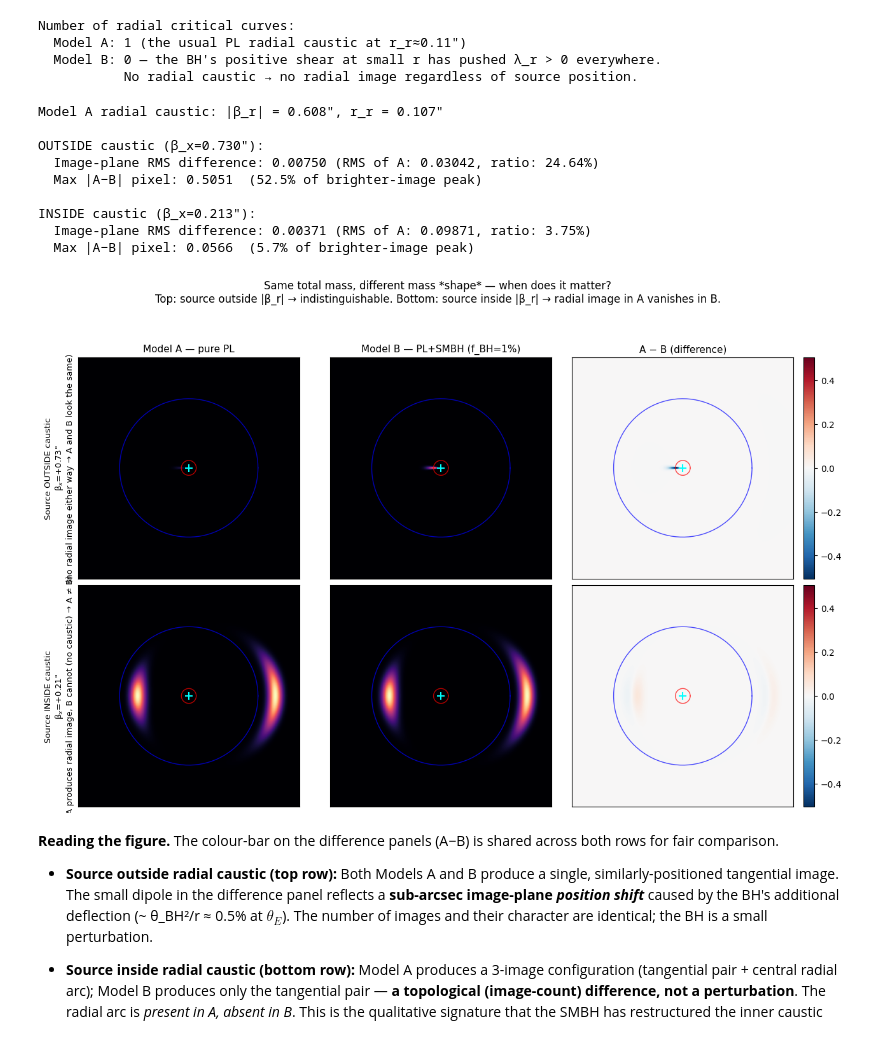
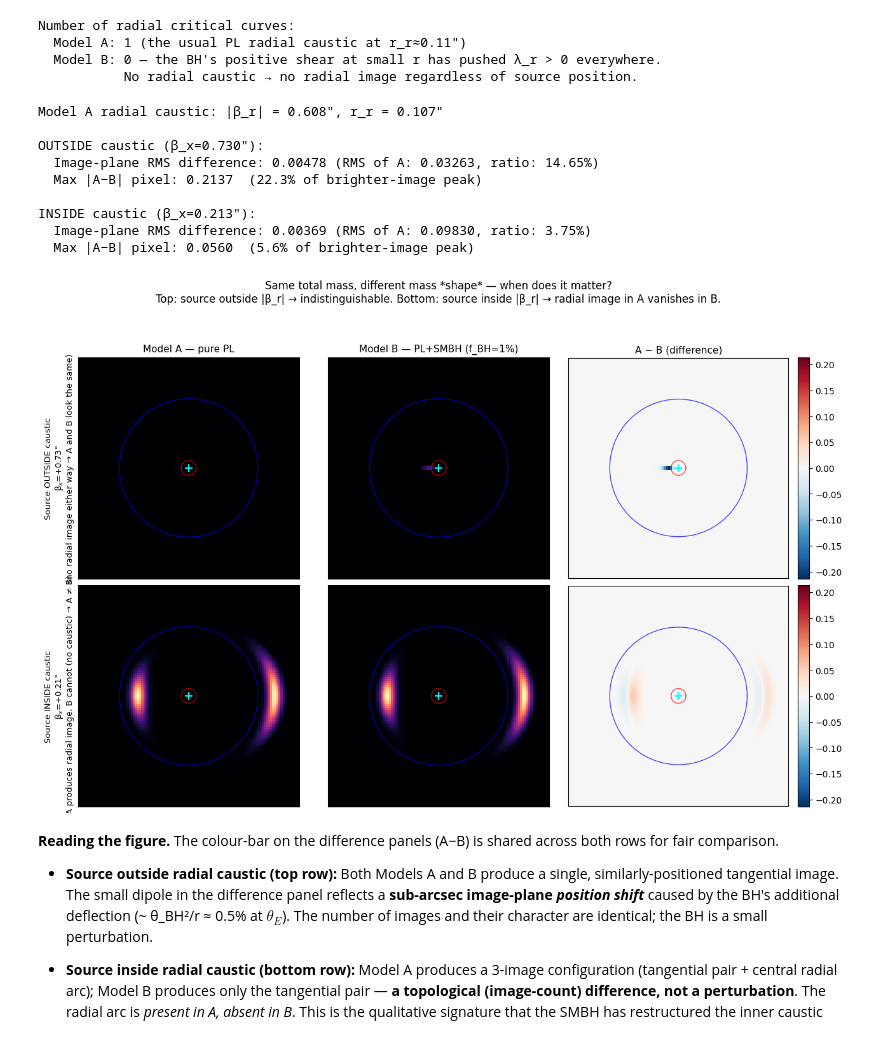
Before and after one commit to rodelcr/Learning_to_Autolens, a Jupyter notebook: Modules/15_Radial_Arcs_Caustic_Topology/15_radial_arcs.ipynb, the cells around one changed output. Saved outputs shown, nothing was run; the diff lists cells and outputs as text; code cells hidden in the pictures.

```diff
--- a/Modules/15_Radial_Arcs_Caustic_Topology/15_radial_arcs.ipynb
+++ b/Modules/15_Radial_Arcs_Caustic_Topology/15_radial_arcs.ipynb
@@ -258,7 +258,7 @@ We discretise the image plane on a fine grid, ray-trace each pixel back to the s
 def simulate_radial_arc_image(theta_E=1.0, gamma=1.85,
                               beta_x0=0.0, beta_y0=0.0, source_sigma=0.05,
                               source_amplitude=1.0,
-                              npix=200, fov=1.8):
+                              npix=120, fov=1.8):
     """Forward-model a Gaussian source through an axisymmetric power-law lens.
 
     For γ<2 the lens has both tangential AND radial critical curves; sources
@@ -291,7 +291,7 @@ src_size = 0.05               # arcsec — HST WFC3-ish resolution
 edge, image_demo, _ = simulate_radial_arc_image(
     theta_E=1.0, gamma=GAMMA_DEMO,
     beta_x0=src_pos[0], beta_y0=src_pos[1], source_sigma=src_size,
-    fov=1.8, npix=240,
+    fov=1.8, npix=120,
 )
 
 fig, axes = plt.subplots(1, 2, figsize=(11, 4.8))
@@ -400,7 +400,7 @@ for row_idx, (sigma, label) in enumerate(source_extents):
         edge, image, _ = simulate_radial_arc_image(
             theta_E=1.0, gamma=GAMMA_SWEEP,
             beta_x0=beta_x0, beta_y0=0.0, source_sigma=sigma,
-            fov=1.6, npix=220,
+            fov=1.6, npix=120,
         )
         ax = axes[row_idx + 1, col]
         ax.imshow(image, extent=[edge.min(), edge.max(), edge.min(), edge.max()],
@@ -486,7 +486,7 @@ for col, g in enumerate(gamma_values):
     edge, image, _ = simulate_radial_arc_image(
         theta_E=1.0, gamma=g,
         beta_x0=BETA_FIXED, beta_y0=0.0, source_sigma=SIGMA_FIXED,
-        fov=1.6, npix=220,
+        fov=1.6, npix=120,
     )
     # Image plane (top row)
     ax = axes[0, col]
@@ -720,7 +728,7 @@ Number of radial critical curves:
 
 def simulate_image_composite(theta_E_total=1.0, gamma=1.85, f_BH=0.0,
                               beta_x0=0.0, beta_y0=0.0, source_sigma=0.05,
-                              source_amplitude=1.0, npix=240, fov=1.8):
+                              source_amplitude=1.0, npix=120, fov=1.8):
     """Same ray-tracing as simulate_radial_arc_image but using the composite α."""
     edge = np.linspace(-fov, fov, npix)
     tx, ty = np.meshgrid(edge, edge)
@@ -778,38 +786,38 @@ for row, (label, beta_x, payoff) in enumerate(src_positions):
         ax.plot(np.cos(theta_circ_2), np.sin(theta_circ_2), 'b-', lw=1.0, alpha=0.7)
         ax.plot(r_r_A * np.cos(theta_circ_2), r_r_A * np.sin(theta_circ_2),
                 'r-', lw=1.0, alpha=0.7)  # only relevant for A; show on all for ref
         ax.plot(0, 0, '+', color='cyan', markersize=8, mew=1.5)
         ax.set_xlim(-1.6, 1.6); ax.set_ylim(-1.6, 1.6)
         ax.set_aspect('equal'); ax.set_xticks([]); ax.set_yticks([])
         if row == 0:
             ax.set_title(title_prefix, fontsize=11)
         if col == 0:
             ax.set_ylabel(f'Source {label}\nβ$_x$={beta_x:+.2f}\"\n({payoff})',
                           fontsize=9.5)
     # Numerical comparison of max-image-plane difference
     rms_diff = float(np.sqrt(np.mean(diff**2)))
     rms_A    = float(np.sqrt(np.mean(img_A**2)))
     max_diff = float(np.abs(diff).max())
     print(f'\n{label} (β_x={beta_x:.3f}\"):')
     print(f'  Image-plane RMS difference: {rms_diff:.5f} (RMS of A: {rms_A:.5f}, ratio: {rms_diff/rms_A*100:.2f}%)')
     print(f'  Max |A−B| pixel: {max_diff:.4f}  ({max_diff/max(img_A.max(), img_B.max())*100:.1f}% of brighter-image peak)')
 
 fig.suptitle('Same total mass, different mass *shape* — when does it matter?\n'
              f'Top: source outside |β_r| → indistinguishable. '
              f'Bottom: source inside |β_r| → radial image in A vanishes in B.',
              fontsize=12)
 plt.tight_layout(rect=[0, 0, 1, 0.94]); plt.show()
 # %% [output]
 Model A radial caustic: |β_r| = 0.608", r_r = 0.107"
 
 OUTSIDE caustic (β_x=0.730"):
-  Image-plane RMS difference: 0.00750 (RMS of A: 0.03042, ratio: 24.64%)
-  Max |A−B| pixel: 0.5051  (52.5% of brighter-image peak)
+  Image-plane RMS difference: 0.00478 (RMS of A: 0.03263, ratio: 14.65%)
+  Max |A−B| pixel: 0.2137  (22.3% of brighter-image peak)
 
 INSIDE caustic (β_x=0.213"):
-  Image-plane RMS difference: 0.00371 (RMS of A: 0.09871, ratio: 3.75%)
-  Max |A−B| pixel: 0.0566  (5.7% of brighter-image peak)
+  Image-plane RMS difference: 0.00369 (RMS of A: 0.09830, ratio: 3.75%)
+  Max |A−B| pixel: 0.0560  (5.6% of brighter-image peak)
-[figure, old version]
+[figure, new version]
 # %% [markdown]
 **Reading the figure.** The colour-bar on the difference panels (A−B) is shared across both rows for fair comparison.
 
```
Also changed, not shown: parts of 25 cells of this notebook, 1 other file.
